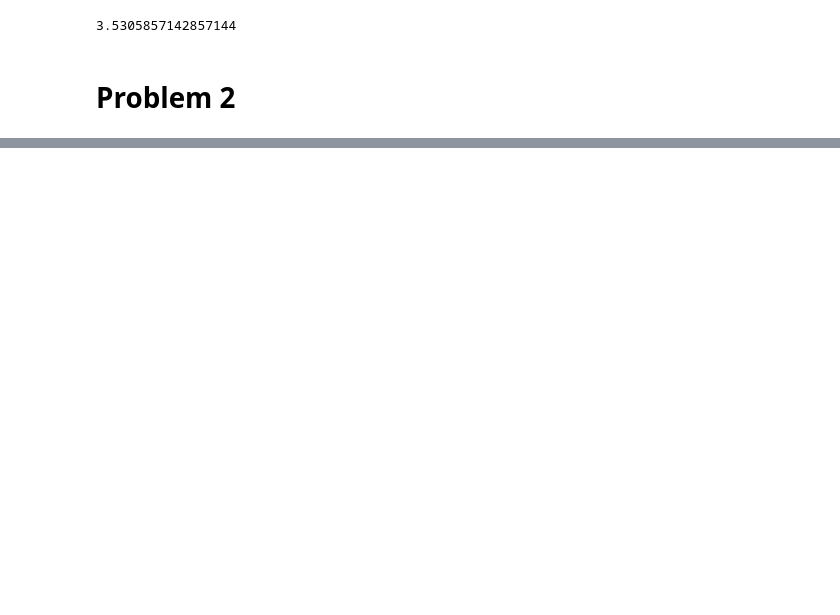
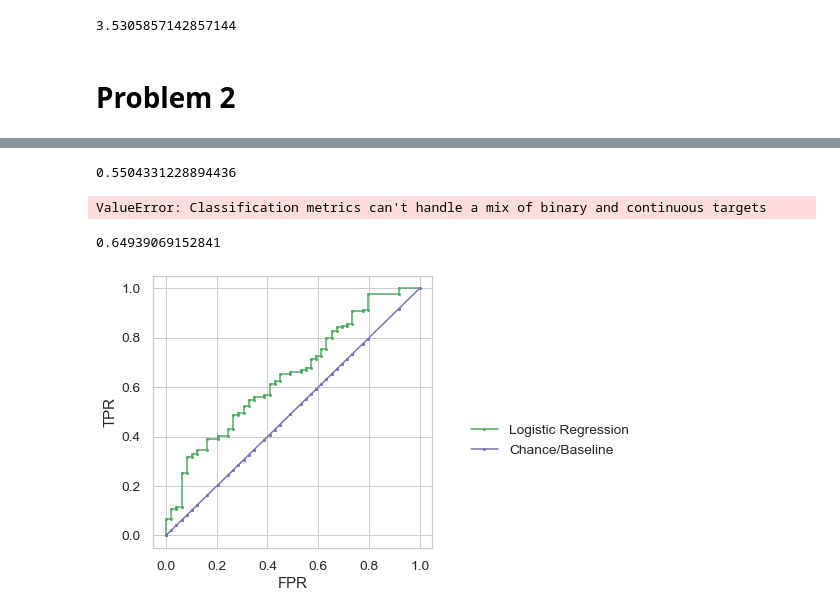
Before and after one commit to kamibrumi/comp135-intro-to-ml, a Jupyter notebook: Proj_C-main/ProjectC.ipynb, the cells around one changed output, grey strips where cells are left out. Saved outputs shown, nothing was run; the diff lists cells and outputs as text; code cells hidden in the pictures; blank space fills up the shorter version.

```diff
--- a/Proj_C-main/ProjectC.ipynb
+++ b/Proj_C-main/ProjectC.ipynb
@@ -165,0 +1017,4 @@ epoch       0.004 | loss_total     0.14630 | train_MAE     3.50879 | valid_MAE
+# %%
+# read user info
+user_info_df = pd.read_csv('data_movie_lens_100k/user_info.csv')
+user_info_df
@@ -165,0 +1035,4 @@ epoch       0.004 | loss_total     0.14630 | train_MAE     3.50879 | valid_MAE
+# %%
+# get the column is_male as a np.array
+y_true = user_info_df['is_male'].to_numpy()
+y_true.shape
@@ -165,0 +1212,7 @@ epoch       0.004 | loss_total     0.14630 | train_MAE     3.50879 | valid_MAE
+# %%
+bestLog_regr_classifier = sklearn.linear_model.LogisticRegression(C=100.0, max_iter=10, random_state=100)
+print(tr_u.shape)
+bestLog_regr_classifier.fit(tr_u, tr_ys)
+
+t = 0.7033
+bestLog_regr_classifier.predict_proba(tr_u)[:,1]
@@ -165,0 +1245,29 @@ epoch       0.004 | loss_total     0.14630 | train_MAE     3.50879 | valid_MAE
+# %%
+y_pred = bestLog_regr_classifier.predict_proba(heldout_u)[:,1]
+# %%
+sklearn.metrics.balanced_accuracy_score(heldout_ys, bestLog_regr_classifier.predict_proba(heldout_u)[:,1]>=0.5)
+# %% [output]
+0.5504331228894436
+# %%
+from sklearn.metrics import confusion_matrix
+tn, fp, fn, tp = confusion_matrix(heldout_ys, y_pred).ravel()
+print(tn, fp)
+print(fn, tp)
+# %% [output]
+ValueError: Classification metrics can't handle a mix of binary and continuous targets
+# %%
+
+lr_fpr, lr_tpr, ignore_this = sklearn.metrics.roc_curve(heldout_ys, y_pred)
+
+plt.figure(figsize=(5,5));
+plt.plot(lr_fpr, lr_tpr, 'g.-', label='Logistic Regression');
+plt.plot(lr_fpr, lr_fpr, 'm.-', label='Chance/Baseline');
+
+plt.xlabel('FPR');
+plt.ylabel('TPR');
+plt.legend(bbox_to_anchor=(1.75, 0.5));
+
+metrics.auc(lr_fpr, lr_tpr)
+# %% [output]
+0.64939069152841
+[figure, added]
```
Also changed, not shown: parts of 105 cells of this notebook, 3 other files.
